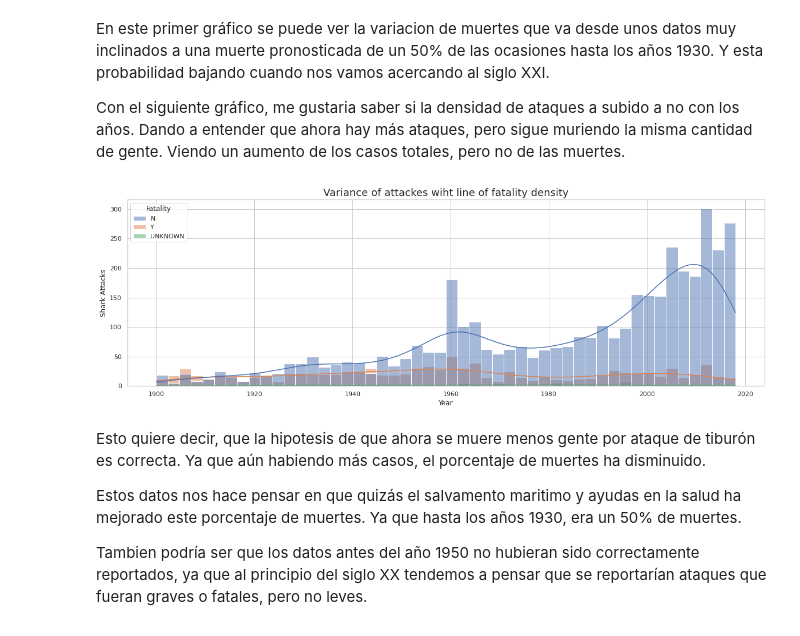
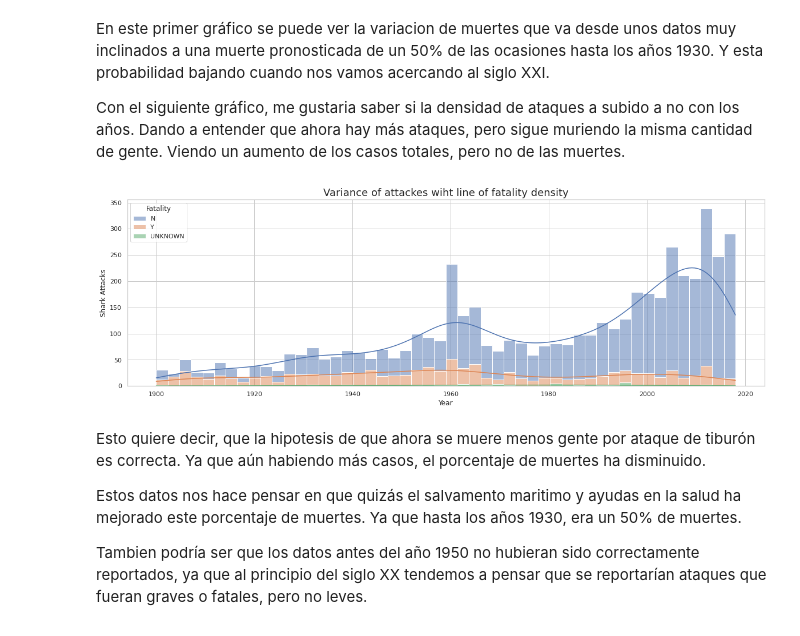
Before and after one commit to evaarquero/data-cleaning-pandas, a Jupyter notebook: analysis.ipynb, the cells around one changed output. Saved outputs shown, nothing was run; the diff lists cells and outputs as text; code cells hidden in the pictures.

```diff
--- a/analysis.ipynb
+++ b/analysis.ipynb
@@ -27,10 +27,10 @@ En este primer gráfico se puede ver la variacion de muertes que va desde unos d
 
 Con el siguiente gráfico, me gustaria saber si la densidad de ataques a subido a no con los años. Dando a entender que ahora hay más ataques, pero sigue muriendo la misma cantidad de gente. Viendo un aumento de los casos totales, pero no de las muertes.
 # %%
-sns.histplot(data=df, x="Year", hue="Fatality",kde=True, bins=50).set_title('Variance of attackes wiht line of fatality density', fontsize=18)
+sns.histplot(data=df, x="Year", hue="Fatality",kde=True, bins=50, multiple='stack').set_title('Variance of attackes wiht line of fatality density', fontsize=18)
 plt.ylabel("Shark Attacks");
 # %% [output]
-[figure, old version]
+[figure, new version]
 # %% [markdown]
 Esto quiere decir, que la hipotesis de que ahora se muere menos gente por ataque de tiburón es correcta. Ya que aún habiendo más casos, el porcentaje de muertes ha disminuido.
 
```
Also changed, not shown: parts of 14 cells of this notebook, 1 other file.
